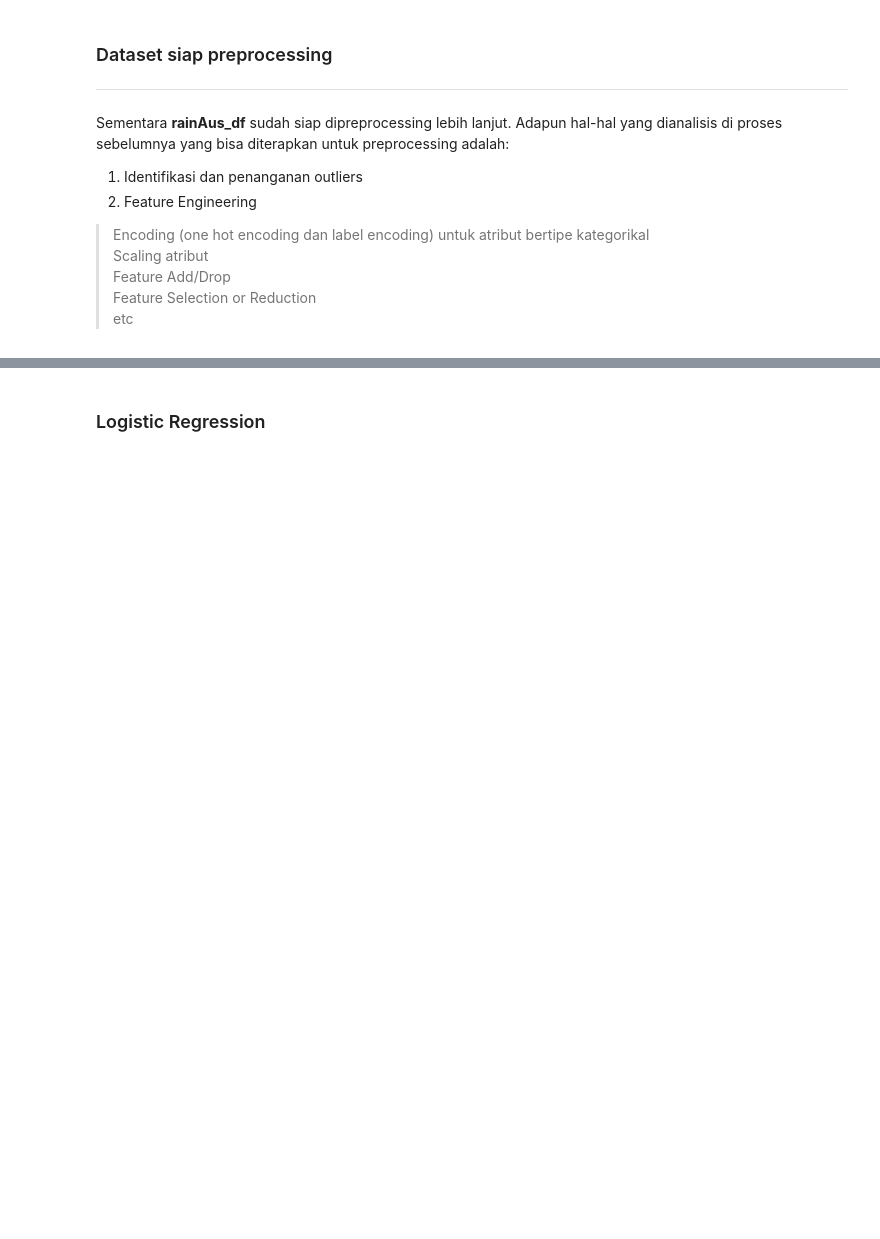
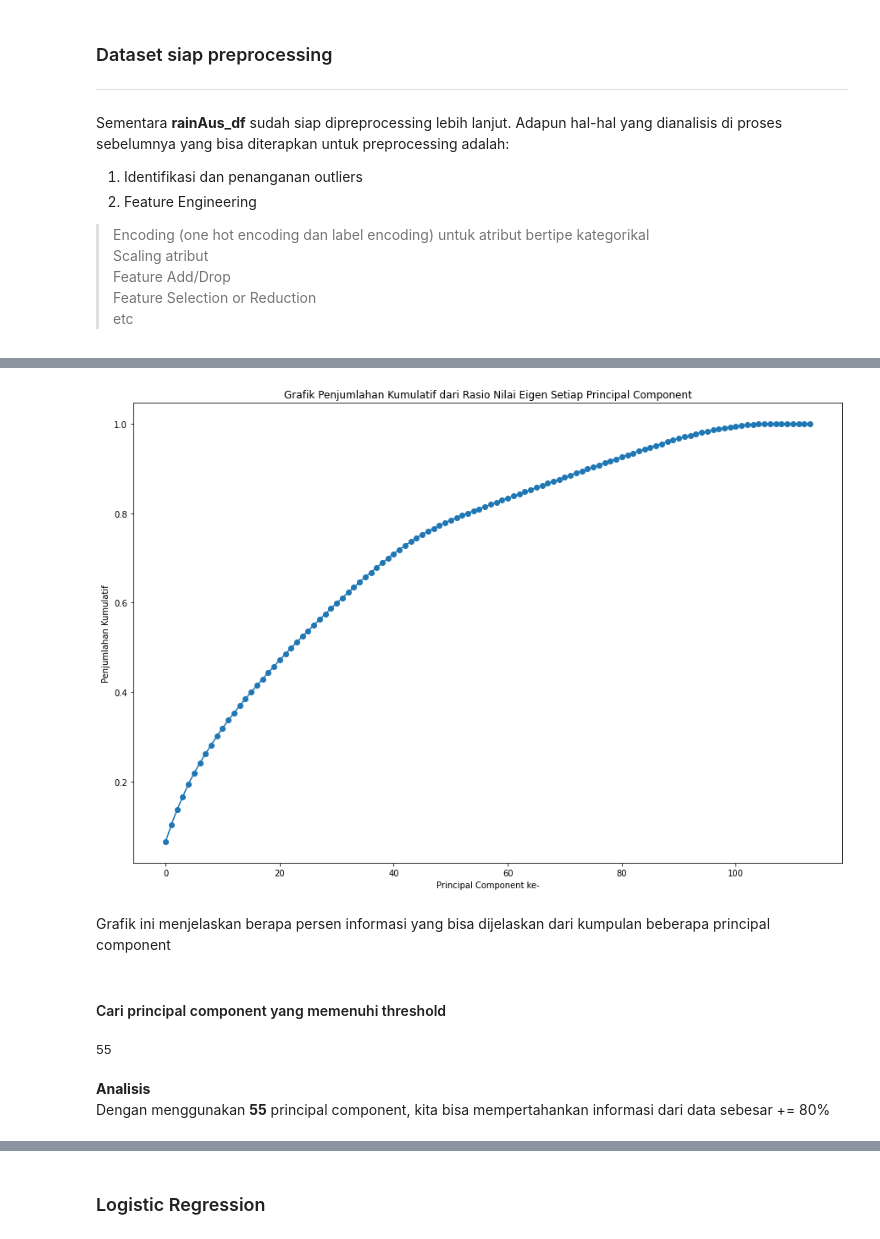
Before and after one commit to satriabimantara/hacktiv8-data-science-final-project, a Jupyter notebook: PYTN_KampusMerdeka_fp2_I MADE SATRIA BIMANTARA_NAUFAL REZKY ANANDA.ipynb, the cells around one changed output, grey strips where cells are left out. Saved outputs shown, nothing was run; the diff lists cells and outputs as text; code cells hidden in the pictures; blank space fills up the shorter version.

Commit message:
Menambahkan alur bagian preprocessing; menambahkan bagian model training; menambahkan bagian model evaluation

```diff
--- a/PYTN_KampusMerdeka_fp2_I MADE SATRIA BIMANTARA_NAUFAL REZKY ANANDA.ipynb
+++ b/PYTN_KampusMerdeka_fp2_I MADE SATRIA BIMANTARA_NAUFAL REZKY ANANDA.ipynb
@@ -878,0 +1031,3 @@ rainAus_df
+# %%
+attributes = rainAus_df.drop('Hari besok Hujan',axis=1)
+label = rainAus_df['Hari besok Hujan']
@@ -878,0 +1039,2 @@ rainAus_df
+# %%
+X_train, X_test, y_train, y_test = train_test_split(rainAus_df, label, test_size=0.2, random_state=42, stratify = label)
@@ -878,0 +1045,10 @@ rainAus_df
+# %%
+# define minmax scaler
+minmax_scaler = MinMaxScaler()
+
+# fit into training data
+minmax_scaler.fit(X_train)
+
+# transform into train and test data
+X_train = minmax_scaler.transform(X_train)
+X_test = minmax_scaler.transform(X_test)
@@ -878,0 +1059,16 @@ rainAus_df
+# %%
+# instansiasi objek PCA
+pca_ = PCA()
+
+# fit into training data
+pca_.fit(X_train)
+
+# mencetak nilai eigen setiap principal component
+print('Nilai Eigen setiap Principal Component')
+print(pca_.explained_variance_)
+print("="*30)
+
+# mencetak ratio masing-masing nilai eigen terhadap keseluruhan
+print('Rasio Nilai Eigen setiap Principal Component')
+print(pca_.explained_variance_ratio_)
+print("="*30)
@@ -878,0 +1093,13 @@ rainAus_df
+# %%
+plt.figure(figsize=(15,10))
+plt.plot(np.cumsum(pca_.explained_variance_ratio_), '-o')
+plt.title('Grafik Penjumlahan Kumulatif dari Rasio Nilai Eigen Setiap Principal Component')
+plt.xlabel("Principal Component ke-")
+plt.ylabel('Penjumlahan Kumulatif')
+plt.show()
+# %% [output]
+[figure, added]
+# %% [markdown]
+Grafik ini menjelaskan berapa persen informasi yang bisa dijelaskan dari kumpulan beberapa principal component
+# %% [markdown]
+#### Cari principal component yang memenuhi threshold
@@ -878,0 +1114,7 @@ rainAus_df
+# %%
+best_principal_component
+# %% [output]
+55
+# %% [markdown]
+**Analisis** <br>
+Dengan menggunakan **55** principal component, kita bisa mempertahankan informasi dari data sebesar += 80%
```
Also changed, not shown: parts of 50 cells of this notebook.
